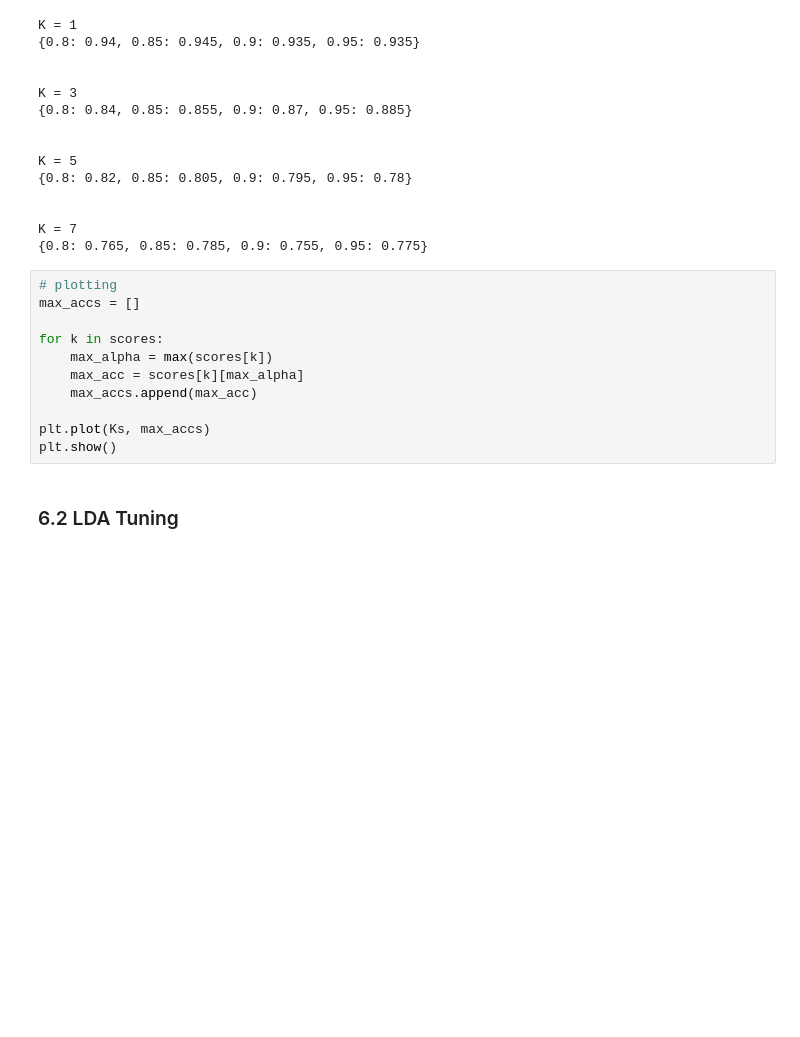
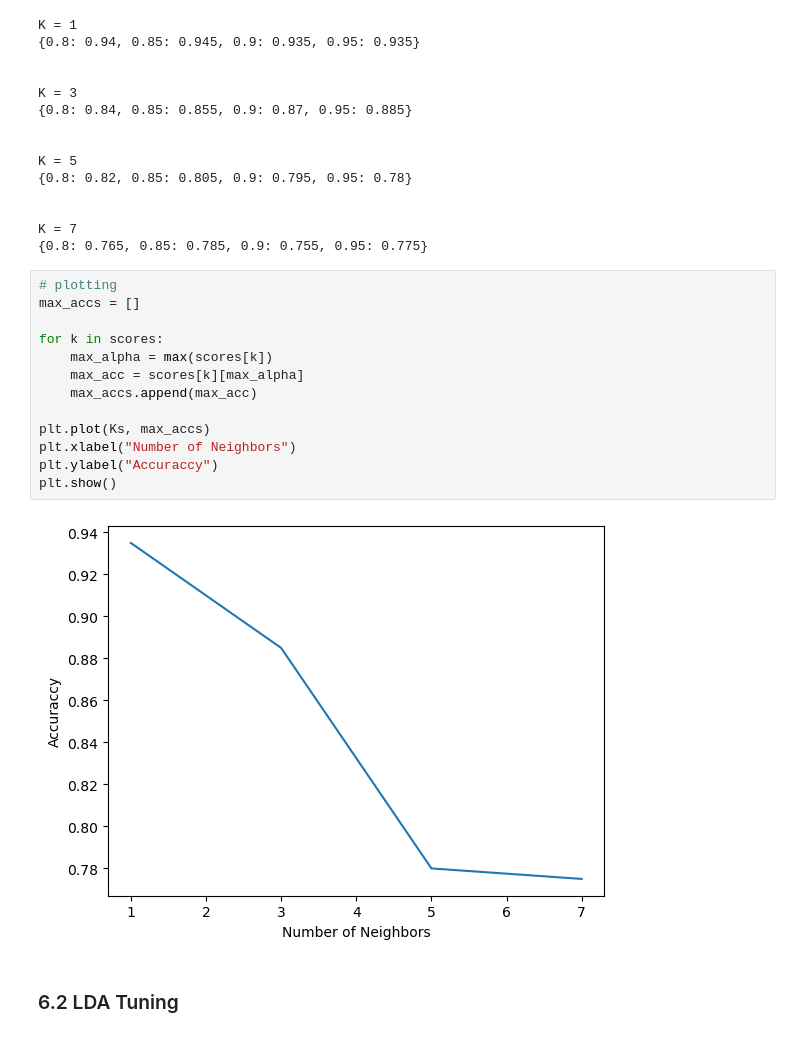
Before and after one commit to iZarrios/face-recognition, a Jupyter notebook: Eigenfaces Notebook.ipynb, the cells around one changed output. Saved outputs shown, nothing was run; the diff lists cells and outputs as text; blank space fills up the shorter version.

Commit message:
LDA bad accuraccy plot

```diff
--- a/Eigenfaces Notebook.ipynb
+++ b/Eigenfaces Notebook.ipynb
@@ -218,14 +237,18 @@ K = 7
 # %%
 # plotting
 max_accs = []
 
 for k in scores:
     max_alpha = max(scores[k])
     max_acc = scores[k][max_alpha]
     max_accs.append(max_acc)
 
 plt.plot(Ks, max_accs)
+plt.xlabel("Number of Neighbors")
+plt.ylabel("Accuraccy")
 plt.show()
+# %% [output]
+[figure, added]
 # %% [markdown]
 ### 6.2 LDA Tuning
 # %%
```
Also changed, not shown: parts of 4 cells of this notebook.
